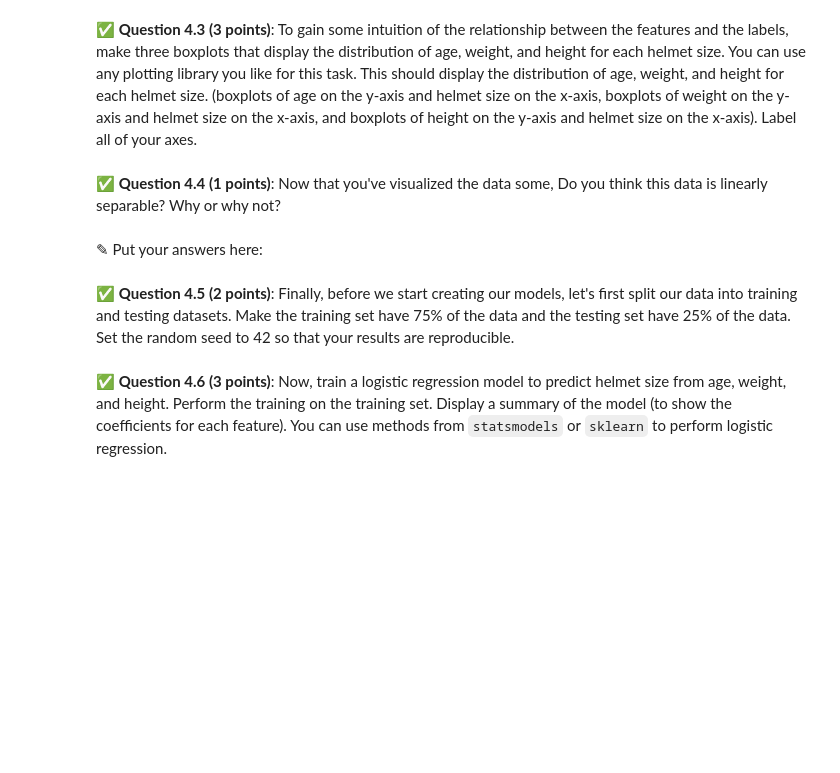
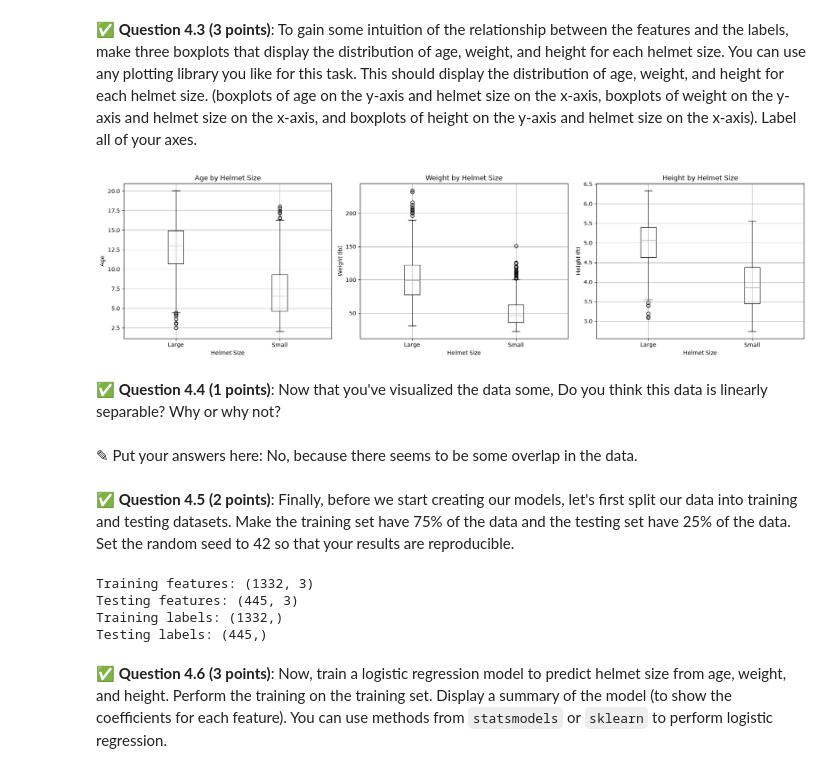
Before and after one commit to ethanb524/CMSE202-f25-turnin, a Jupyter notebook: hw-04/HW-04_RegressionClassification-STUDENT.ipynb, the cells around one changed output. Drawn from its saved outputs; the diff is of its cells as text; code cells hidden in the pictures; blank space fills up the shorter version.

```diff
--- a/hw-04/HW-04_RegressionClassification-STUDENT.ipynb
+++ b/hw-04/HW-04_RegressionClassification-STUDENT.ipynb
@@ -216,0 +217,6 @@ We will use classification techniques to determine which children should get the
+# %%
+# Put your code here
+df["helmet_size"] = df["head_circum"].apply(
+    lambda x: "Small" if x < 20.5 else "Large"
+)
+print(df[["head_circum", "helmet_size"]].head(10))
@@ -227,6 +265,27 @@ We want to prepare our data for the following classification models, with the un
+# %%
+# Put your code here
+import matplotlib.pyplot as plt
+fig, axes = plt.subplots(1, 3, figsize=(18, 5))
+df.boxplot(column="age", by="helmet_size", ax=axes[0])
+axes[0].set_title("Age by Helmet Size")
+axes[0].set_xlabel("Helmet Size")
+axes[0].set_ylabel("Age")
+df.boxplot(column="weight", by="helmet_size", ax=axes[1])
+axes[1].set_title("Weight by Helmet Size")
+axes[1].set_xlabel("Helmet Size")
+axes[1].set_ylabel("Weight (lb)")
+df.boxplot(column="height", by="helmet_size", ax=axes[2])
+axes[2].set_title("Height by Helmet Size")
+axes[2].set_xlabel("Helmet Size")
+axes[2].set_ylabel("Height (ft)")
+plt.suptitle("")
+plt.tight_layout()
+plt.show()
+# %% [output]
+[figure, added]
 # %% [markdown]
 &#9989;  **Question 4.4 (1 points)**: Now that you've visualized the data some, Do you think this data is linearly separable? Why or why not?
 # %% [markdown]
-<font size=+3>&#9998;</font> Put your answers here:
+<font size=+3>&#9998;</font> Put your answers here: No, because there seems to be some overlap in the data.
 # %% [markdown]
 &#9989;  **Question 4.5 (2 points)**: Finally, before we start creating our models, let's first split our data into training and testing datasets. Make the training set have 75\% of the data and the testing set have 25\% of the data. Set the random seed to 42 so that your results are reproducible.
@@ -235,2 +292,20 @@ We want to prepare our data for the following classification models, with the un
+# %%
+# Put your code here
+from sklearn.model_selection import train_test_split
+X_train, X_test, y_train, y_test = train_test_split(
+    features,
+    labels,
+    test_size=0.25,
+    random_state=42
+)
+print("Training features:", X_train.shape)
+print("Testing features:", X_test.shape)
+print("Training labels:", y_train.shape)
+print("Testing labels:", y_test.shape)
+# %% [output]
+Training features: (1332, 3)
+Testing features: (445, 3)
+Training labels: (1332,)
+Testing labels: (445,)
 # %% [markdown]
 &#9989;  **Question 4.6 (3 points)**: Now, train a logistic regression model to predict helmet size from age, weight, and height. Perform the training on the training set.  Display a summary of the model (to show the coefficients for each feature).  You can use methods from `statsmodels` or `sklearn` to perform logistic regression.
```
Also changed, not shown: parts of 14 cells of this notebook.
